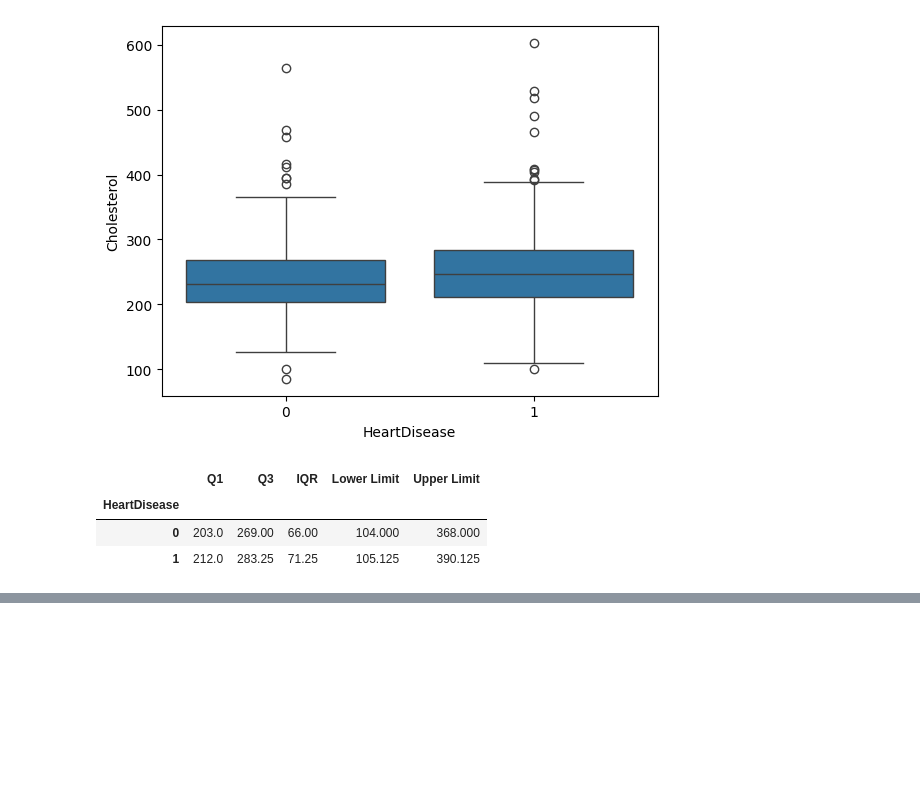
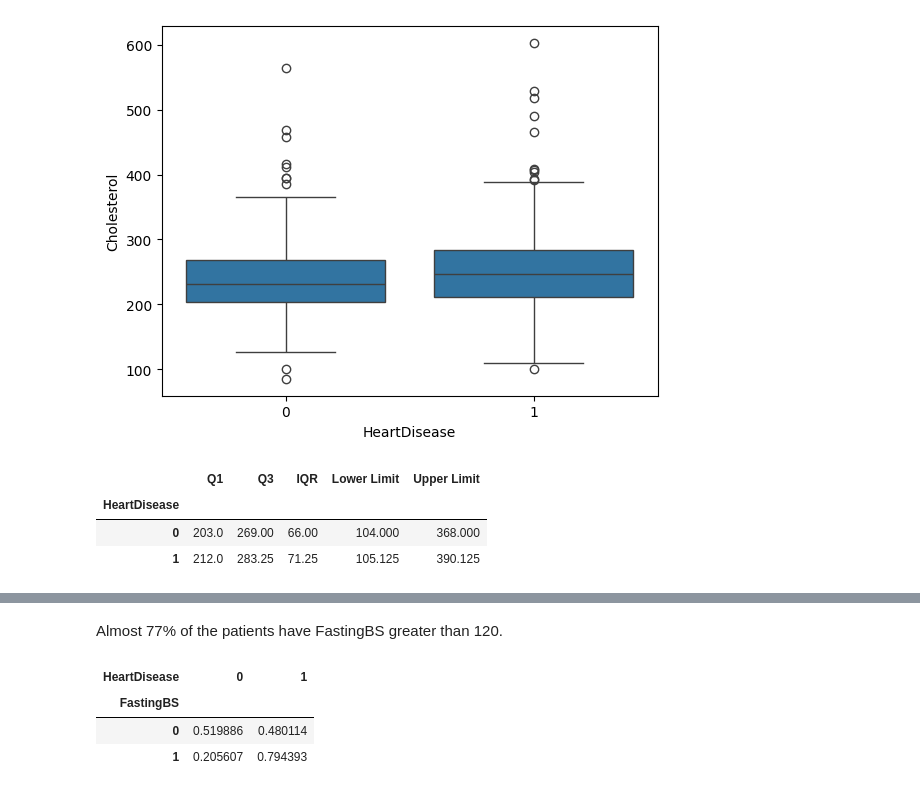
Before and after one commit to Newtan999/NewML, a Jupyter notebook: notebooks/01_eda.ipynb, the cells around one changed output, grey strips where cells are left out. Drawn from its saved outputs; the diff is of its cells as text; code cells hidden in the pictures; blank space fills up the shorter version.

```diff
--- a/notebooks/01_eda.ipynb
+++ b/notebooks/01_eda.ipynb
@@ -256,0 +260,9 @@ sns.boxplot(x="HeartDisease", y="Diabetes", data=df);
+# %% [markdown]
+Almost 77% of the patients have FastingBS greater than 120.
+# %%
+pd.crosstab(df["FastingBS"], df["HeartDisease"], normalize="index");
+# %% [output]
+| HeartDisease | 0 | 1 |
+| FastingBS |  |  |
+| 0 | 0.519886 | 0.480114 |
+| 1 | 0.205607 | 0.794393 |
```
Also changed, not shown: parts of 30 cells of this notebook.
